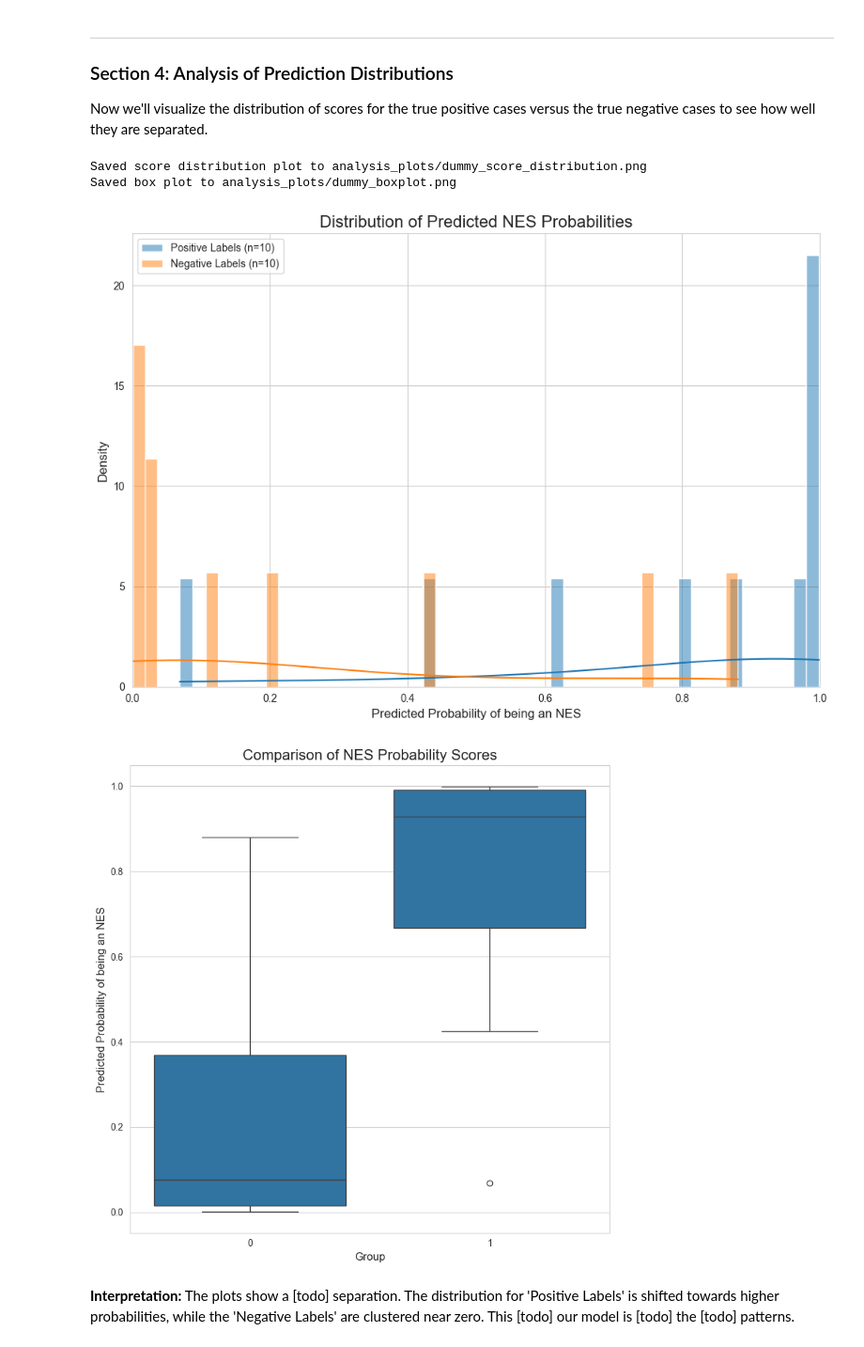
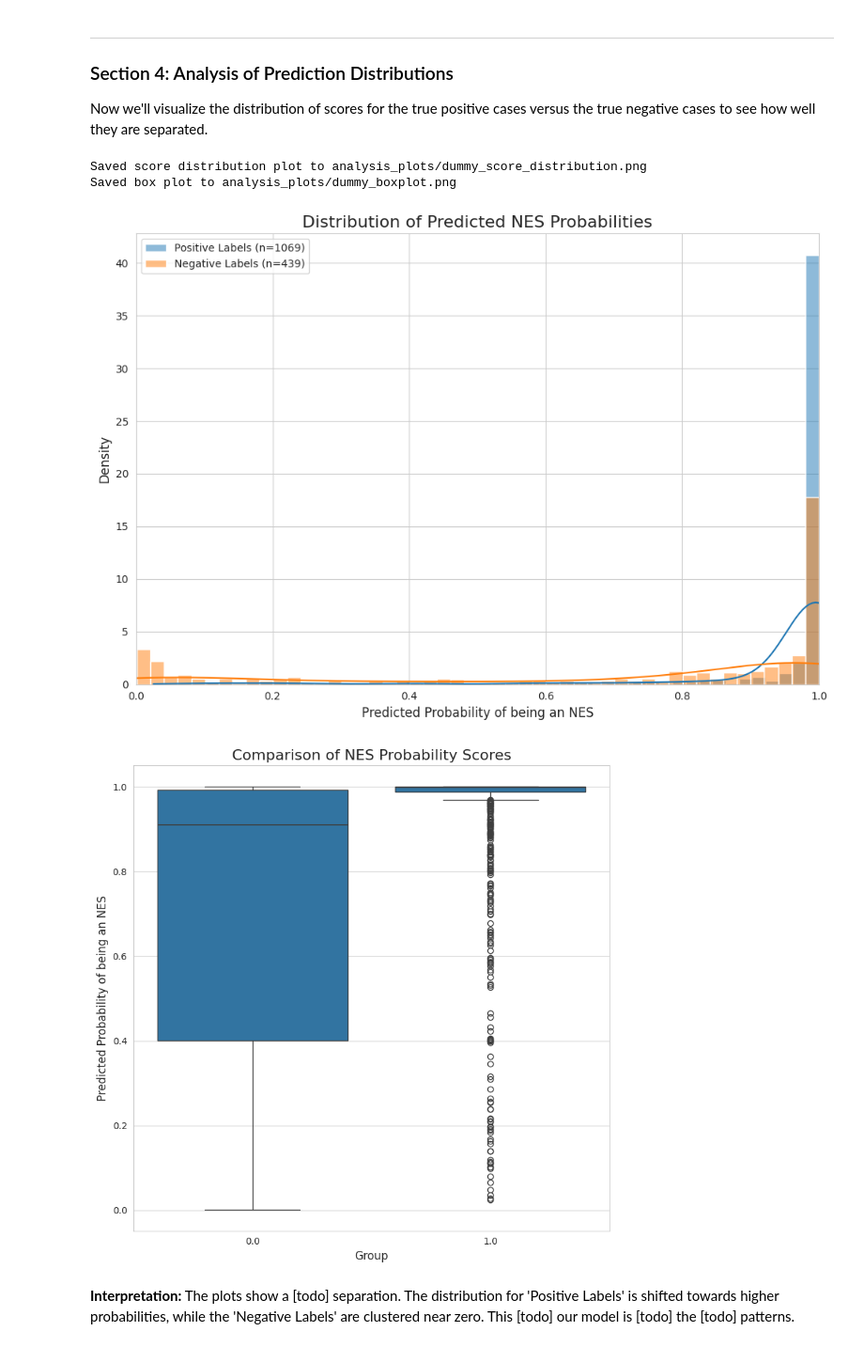
Before and after one commit to shiragelb/Bio-3D-Hackathon-2025, a Jupyter notebook: Scientific_Analysis/analysis.ipynb, the cells around one changed output. Shown at 94% size. Saved outputs shown, nothing was run; the diff lists cells and outputs as text; code cells hidden in the pictures.

Commit message:
Update for new output format

```diff
--- a/Scientific_Analysis/analysis.ipynb
+++ b/Scientific_Analysis/analysis.ipynb
@@ -28,14 +27,9 @@ from plotting_utils import (
 **Data Source:**
 We load the single, raw output file from the pipeline. For this test, we are using `todo_fill_here.csv`. This file contains the raw model logits. Our first step is to preprocess this data to calculate the prediction probabilities.
 # %%
-# 1. Load the SINGLE raw results file from the pipeline
-result_path = "../DB/dummy2.csv"
-raw_df = pd.read_csv(result_path)
-
-# 2. Preprocess the data to get probabilities
-processed_df = preprocess_pipeline_output(raw_df)
-
-# 3. Display the processed data to verify the probabilities
-print("Processed Data with Probabilities:")
-display(processed_df.head())
+# 1. Load the raw results file that pipeline.py outputs
+result_path = "../test_output_transformer_classifier_w-20_emb-2560.csv"
+df = pd.read_csv(result_path)
+# 2. Display 5 random rows from model's output csv
+display(df.sample(5))
 # processed_df.info()
@@ -60,25 +58,25 @@ Now we'll visualize the distribution of scores for the true positive cases versu
 # %%
 # --- Distribution Plot ---
 # We first split the DataFrame into two groups based on the true labels.
-positive_df = processed_df[processed_df['labels'] == 1]
-negative_df = processed_df[processed_df['labels'] == 0]
+positive_df = df[df['labels'] == 1]
+negative_df = df[df['labels'] == 0]
 
 dist_data_dict = {
     'Positive Labels': positive_df,
     'Negative Labels': negative_df
 }
 output_path1 = "analysis_plots/dummy_score_distribution.png"
 plot_score_distribution(dist_data_dict, output_path=output_path1)
 
 # --- Box Plot ---
 # The box plot can directly use the 'labels' column for grouping.
 output_path2 = "analysis_plots/dummy_boxplot.png"
-plot_score_boxplot(processed_df, group_column='labels', output_path=output_path2)
+plot_score_boxplot(df, group_column='labels', output_path=output_path2)
 # %% [output]
 Saved score distribution plot to analysis_plots/dummy_score_distribution.png
 Saved box plot to analysis_plots/dummy_boxplot.png
-[figure, old version]
+[figure, new version]
-[figure, old version]
+[figure, new version]
 # %% [markdown]
 **Interpretation:**
 The plots show a [todo] separation. The distribution for 'Positive Labels' is shifted towards higher probabilities, while the 'Negative Labels' are clustered near zero. This [todo] our model is [todo] the [todo] patterns.
```
Also changed, not shown: parts of 6 cells of this notebook, 1 other file.
